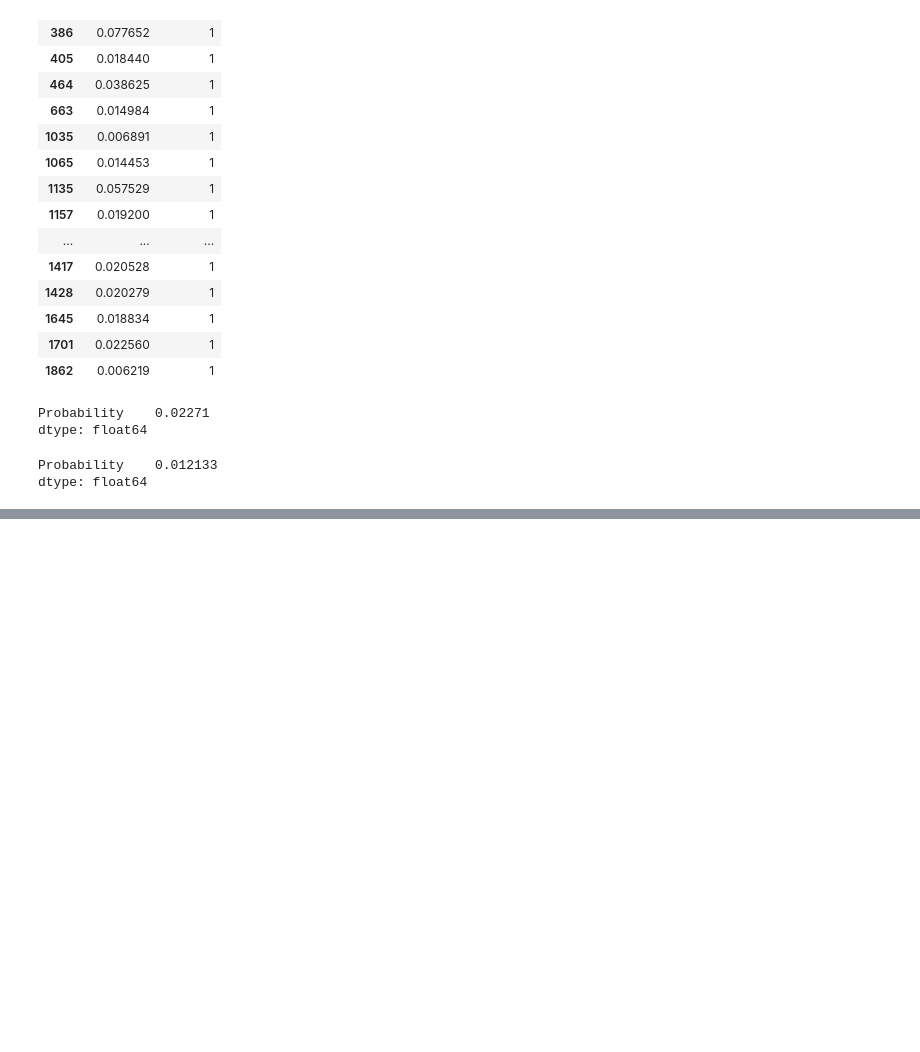
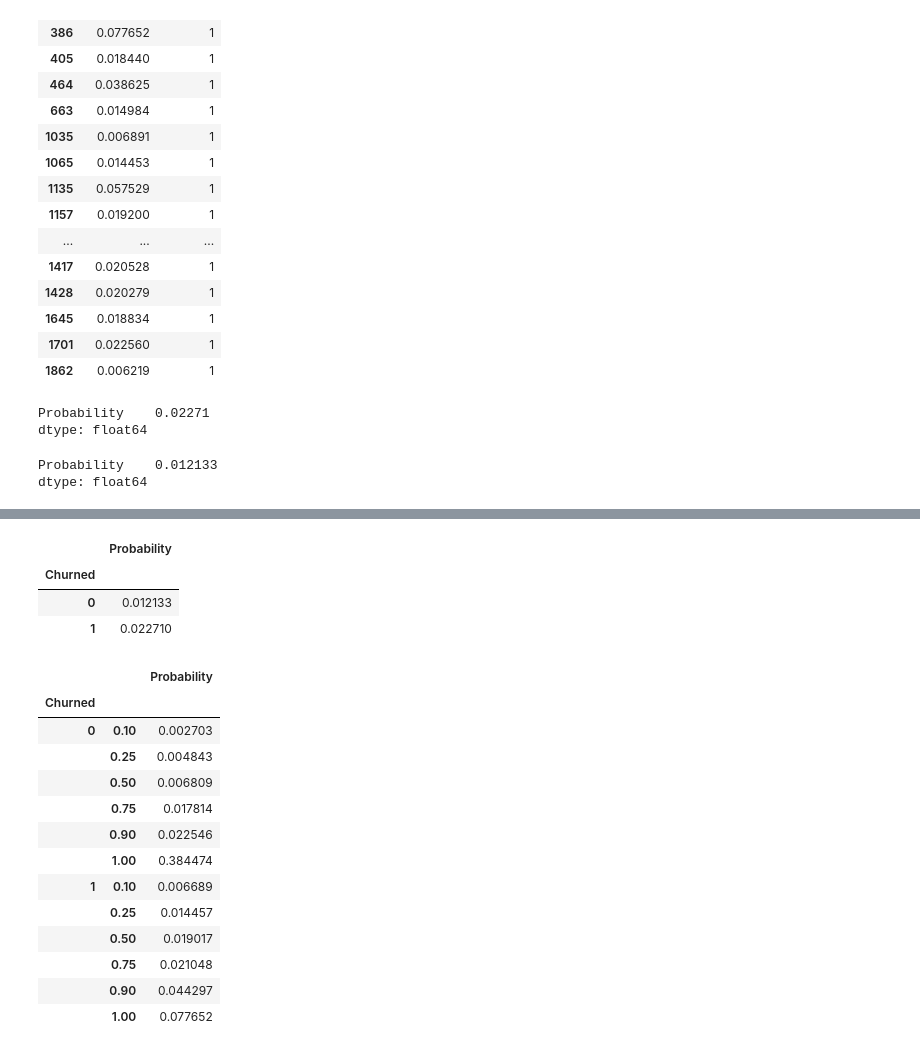
Before and after one commit to pipinho13/test-repo, a Jupyter notebook: LogisticRegressionModel.ipynb, the cells around one changed output, grey strips where cells are left out. Saved outputs shown, nothing was run; the diff lists cells and outputs as text; code cells hidden in the pictures; blank space fills up the shorter version.

```diff
--- a/LogisticRegressionModel.ipynb
+++ b/LogisticRegressionModel.ipynb
@@ -465,0 +470,24 @@ dtype: float64
+# %%
+ProbDF.groupby(['Churned']).mean()
+# %% [output]
+|  | Probability |
+| Churned |  |
+| 0 | 0.012133 |
+| 1 | 0.022710 |
+# %%
+ProbDF.groupby(['Churned']).quantile([0.1,0.25,0.5,0.75,0.9,1])
+# %% [output]
+|  |  | Probability |
+| Churned |  |  |
+| 0 | 0.10 | 0.002703 |
+|  | 0.25 | 0.004843 |
+|  | 0.50 | 0.006809 |
+|  | 0.75 | 0.017814 |
+|  | 0.90 | 0.022546 |
+|  | 1.00 | 0.384474 |
+| 1 | 0.10 | 0.006689 |
+|  | 0.25 | 0.014457 |
+|  | 0.50 | 0.019017 |
+|  | 0.75 | 0.021048 |
+|  | 0.90 | 0.044297 |
+|  | 1.00 | 0.077652 |
```
Also changed, not shown: parts of 5 cells of this notebook.
